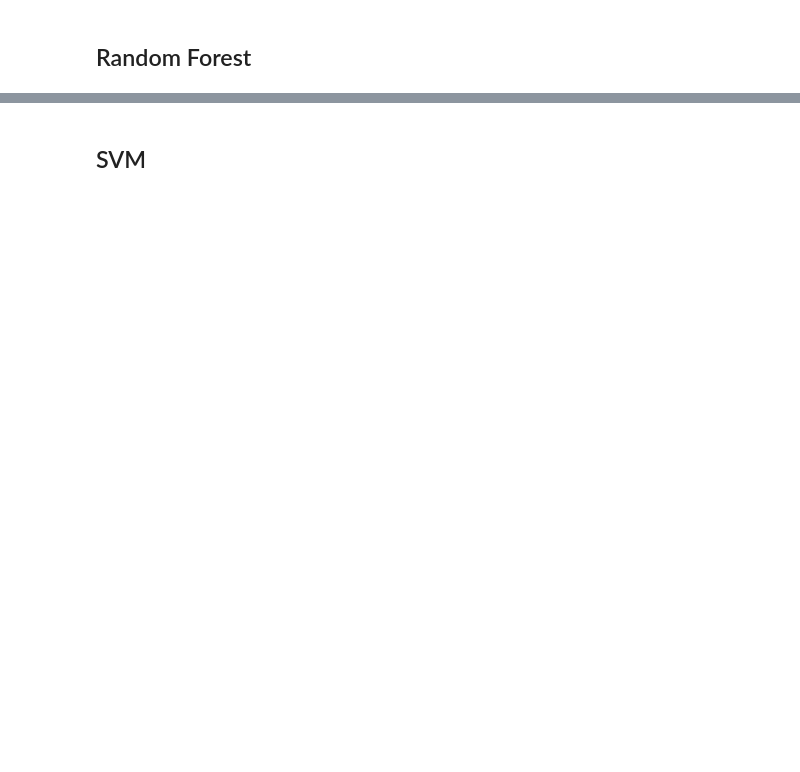
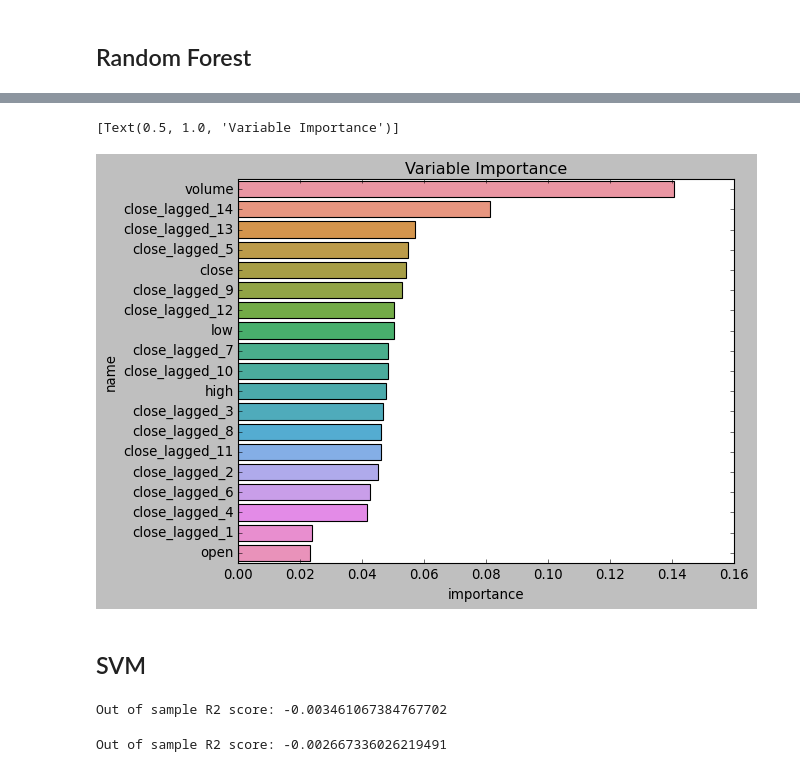
Before and after one commit to m-j-w-f/Intro-to-ML, a Jupyter notebook: Nb.ipynb, the cells around one changed output, grey strips where cells are left out. Cells and saved outputs as stored; diff of their text form; code cells hidden in the pictures; blank space fills up the shorter version.

```diff
--- a/Nb.ipynb
+++ b/Nb.ipynb
@@ -167,2 +231,9 @@ r2_score(y_pred=pred, y_true=y_test)
+# %%
+imp = pd.DataFrame({"importance":fit.feature_importances_, "name": pred_vars})
+imp = imp.sort_values(by=["importance"], ascending=False)
+sns.barplot(x=imp.importance,y=imp.name).set(title='Variable Importance')
+# %% [output]
+[Text(0.5, 1.0, 'Variable Importance')]
+[figure, added]
 # %% [markdown]
 ## SVM
@@ -168,0 +261,14 @@ r2_score(y_pred=pred, y_true=y_test)
+# %%
+# Test small model with only close and volume
+pred_vars = ["close", "volume"]
+r2, fit = svm(pred_vars=pred_vars)
+print(f"Out of sample R2 score: {r2}")
+# %% [output]
+Out of sample R2 score: -0.003461067384767702
+# %%
+# Model with lagged prices
+pred_vars = X.columns
+r2, fit = svm(pred_vars=pred_vars)
+print(f"Out of sample R2 score: {r2}")
+# %% [output]
+Out of sample R2 score: -0.002667336026219491
```
Also changed, not shown: parts of 26 cells of this notebook.
